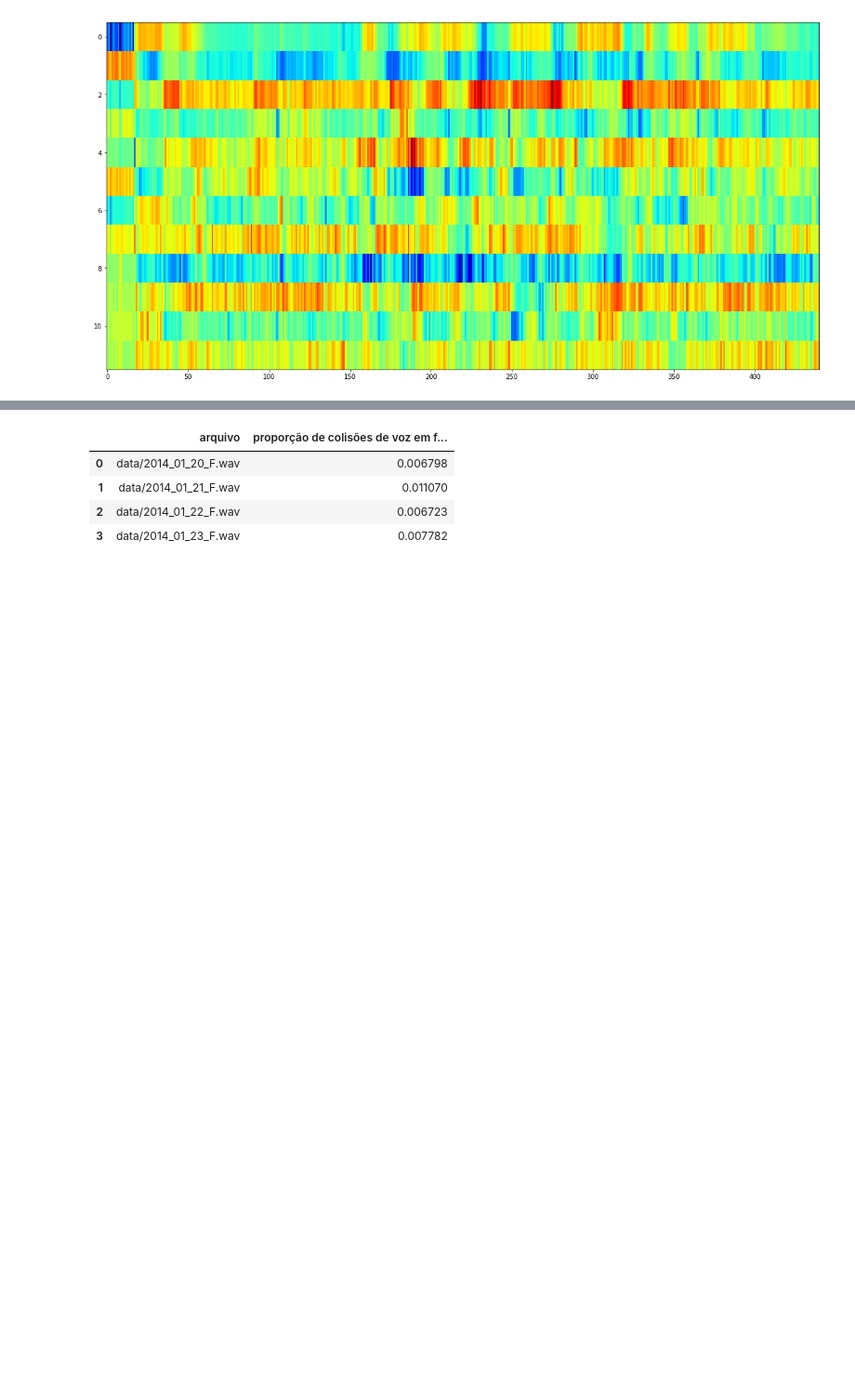
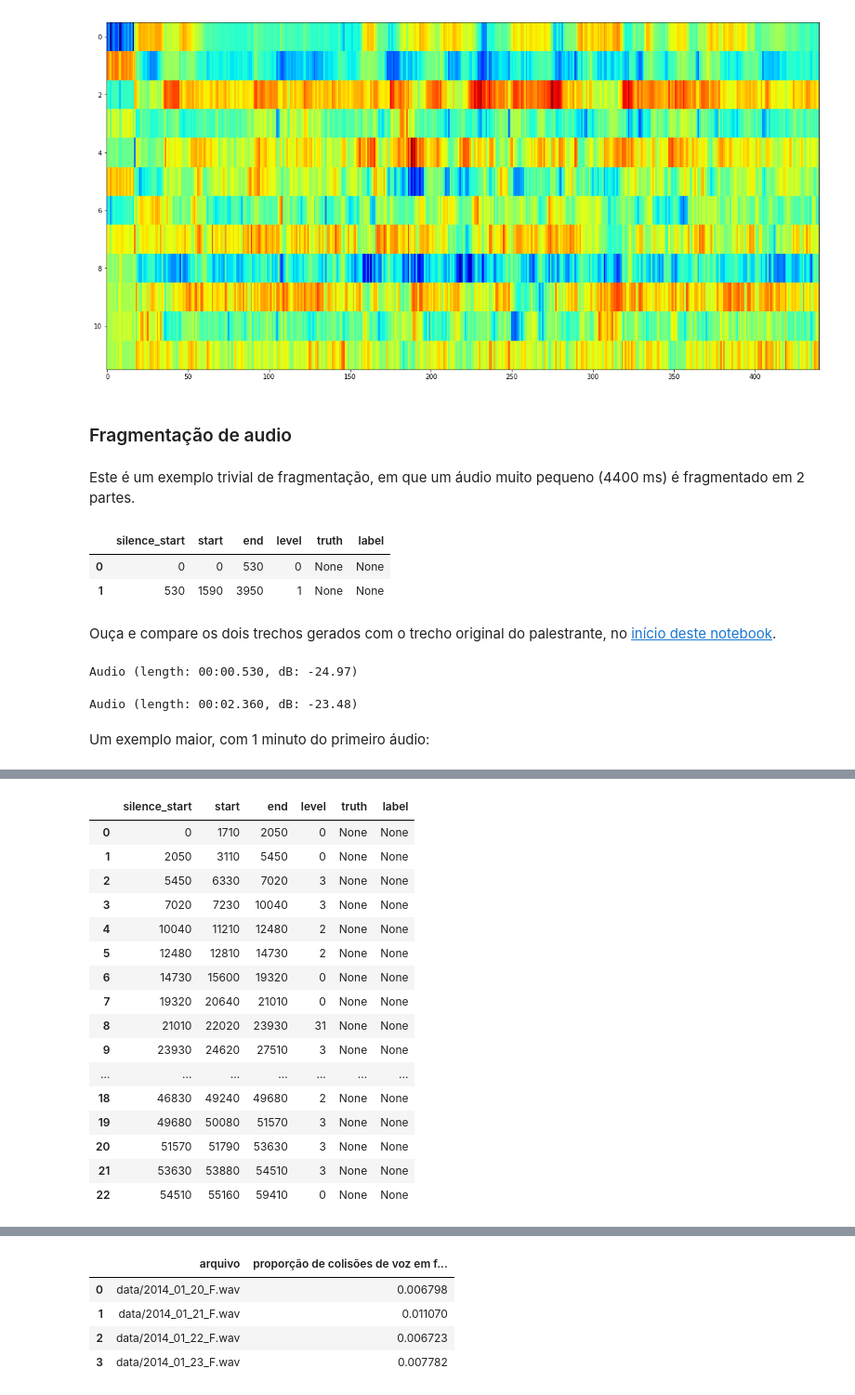
Before and after one commit to bigdatamatta/speechsplit, a Jupyter notebook: data_exploration.ipynb, the cells around one changed output, grey strips where cells are left out. Shown: that part at 93% size. Drawn from its saved outputs; the diff is of its cells as text; code cells hidden in the pictures; blank space fills up the shorter version.

Commit message:
Detail stats and graphs notebook

```diff
--- a/data_exploration.ipynb
+++ b/data_exploration.ipynb
@@ -103,3 +148,30 @@ plt.imshow(np.transpose(mfcc_speaker), cmap=plt.cm.jet, aspect='auto')
 # %% [output]
 <matplotlib.image.AxesImage at 0x...>
 [figure]
+# %% [markdown]
+### Fragmentação de audio
+# %% [markdown]
+Este é um exemplo trivial de fragmentação, em que um áudio muito pequeno (4400 ms) é fragmentado em 2 partes.
+# %%
+from fragmentation import get_chunks
+
+def chunks_to_dataframe(chunks):
+    df = pd.DataFrame(chunks)
+    return df[['silence_start', 'start', 'end', 'level', 'truth', 'label']]
+
+speaker_chunks = get_chunks(speaker_sample, load_if_available=False)
+chunks_to_dataframe(speaker_chunks)
+# %% [output]
+|  | silence_start | start | end | level | truth | label |
+| 0 | 0 | 0 | 530 | 0 | None | None |
+| 1 | 530 | 1590 | 3950 | 1 | None | None |
+# %% [markdown]
+Ouça e compare os dois trechos gerados com o trecho original do palestrante, no [início deste notebook](#audio_samples).
+# %%
+speaker_chunks[0].cut(speaker_sample)
+# %% [output]
+Audio (length: 00:00.530, dB: -24.97)
+# %%
+speaker_chunks[1].cut(speaker_sample)
+# %% [output]
+Audio (length: 00:02.360, dB: -23.48)
@@ -105,0 +186,7 @@ plt.imshow(np.transpose(mfcc_speaker), cmap=plt.cm.jet, aspect='auto')
+# %% [markdown]
+Um exemplo maior, com 1 minuto do primeiro áudio:
+# %%
+audio_1min = audios[0][:60000]
+%time chunks_1min = get_chunks(audio_1min, load_if_available=False)
+chunks_to_dataframe(chunks_1min)
+# %% [output]
@@ -105,0 +195,17 @@ plt.imshow(np.transpose(mfcc_speaker), cmap=plt.cm.jet, aspect='auto')
+|  | silence_start | start | end | level | truth | label |
+| 0 | 0 | 1710 | 2050 | 0 | None | None |
+| 1 | 2050 | 3110 | 5450 | 0 | None | None |
+| 2 | 5450 | 6330 | 7020 | 3 | None | None |
+| 3 | 7020 | 7230 | 10040 | 3 | None | None |
+| 4 | 10040 | 11210 | 12480 | 2 | None | None |
+| 5 | 12480 | 12810 | 14730 | 2 | None | None |
+| 6 | 14730 | 15600 | 19320 | 0 | None | None |
+| 7 | 19320 | 20640 | 21010 | 0 | None | None |
+| 8 | 21010 | 22020 | 23930 | 31 | None | None |
+| 9 | 23930 | 24620 | 27510 | 3 | None | None |
+| ... | ... | ... | ... | ... | ... | ... |
+| 18 | 46830 | 49240 | 49680 | 2 | None | None |
+| 19 | 49680 | 50080 | 51570 | 3 | None | None |
+| 20 | 51570 | 51790 | 53630 | 3 | None | None |
+| 21 | 53630 | 53880 | 54510 | 3 | None | None |
+| 22 | 54510 | 55160 | 59410 | 0 | None | None |
```
Also changed, not shown: parts of 26 cells of this notebook.
